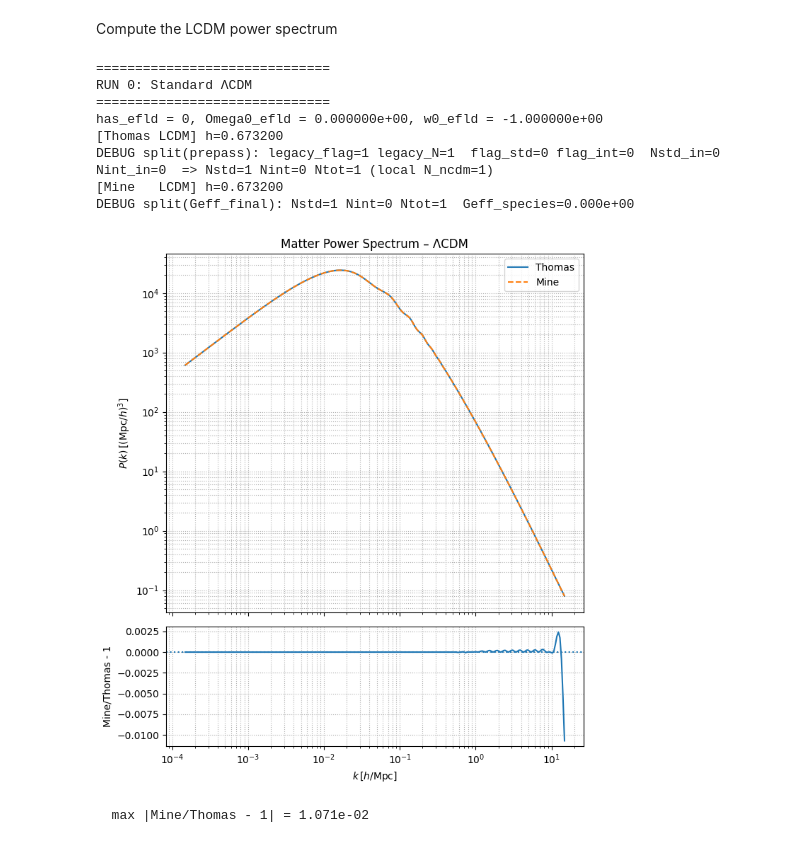
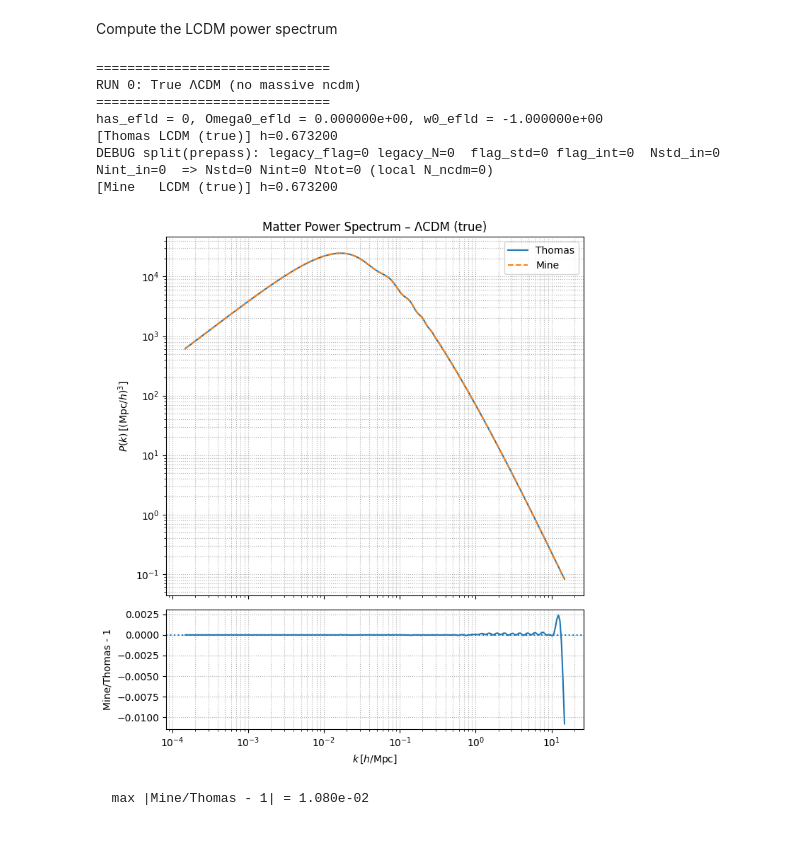
Before and after one commit to MagnusUggerhoej/DRMD-CLASS, a Jupyter notebook: Magnus_files/Compare_me_thomas/lcdm,non-int,int_tests.ipynb, the cells around one changed output. Drawn from its saved outputs; the diff is of its cells as text; code cells hidden in the pictures.

```diff
--- a/Magnus_files/Compare_me_thomas/lcdm,non-int,int_tests.ipynb
+++ b/Magnus_files/Compare_me_thomas/lcdm,non-int,int_tests.ipynb
@@ -37,7 +37,7 @@ from classy_NEDE import Class as ClassMine
 # =============================================================================
 def pk_safe(cosmo, k_1Mpc_arr, z):
     fn = cosmo.pk_lin if hasattr(cosmo, "pk_lin") else cosmo.pk
-    return np.array([fn(k, z) for k in k_1Mpc_arr])
+    return np.array([fn(float(k), float(z)) for k in k_1Mpc_arr])
 
 def run(Cls, params, label):
     c = Cls()
@@ -47,13 +47,17 @@ def run(Cls, params, label):
         d = c.get_current_derived_parameters(["h", "Omega_m", "Omega_r"])
         print(f"[{label}] derived:", d)
     except Exception:
-        print(f"[{label}] h={c.h():.6f}")
+        try:
+            print(f"[{label}] h={c.h():.6f}")
+        except Exception:
+            print(f"[{label}] computed.")
     return c
 
 def cleanup(*cosmos):
     for c in cosmos:
         try:
-            c.struct_cleanup(); c.empty()
+            c.struct_cleanup()
+            c.empty()
         except Exception:
             pass
 
@@ -166,38 +157,58 @@ Base parameters loaded.
 Compute the LCDM power spectrum
 # %%
 # =============================================================================
-# 0) RUN: Standard ΛCDM (no split keys; no interacting interface)
+# 0) RUN: True ΛCDM
 # =============================================================================
 print("\n==============================")
-print("RUN 0: Standard ΛCDM")
+print("RUN 0: True ΛCDM (no massive ncdm)")
 print("==============================")
 
+# Thomas LCDM(true): legacy ok -> explicitly set N_ncdm=0
 pT_lcdm = base_params(L_MAX)
+pT_lcdm.update({"N_ur": 3.046, "N_ncdm": 0})
+for key in ["m_ncdm", "deg_ncdm", "T_ncdm",
+            "N_ncdm_standard", "N_ncdm_interacting",
+            "m_ncdm_standard", "deg_ncdm_standard",
+            "m_ncdm_interacting", "deg_ncdm_interacting",
+            "G_eff_ncdm_interacting", "log10G_eff_ncdm_interacting",
+            "ncdm_fluid_approximation"]:
+    pT_lcdm.pop(key, None)
+
+# Mine LCDM(true): IMPORTANT -> do NOT set ANY ncdm count keys at all
 pM_lcdm = base_params(L_MAX)
+pM_lcdm.update({"N_ur": 3.046})
+for key in [
+    # kill legacy + split counters (must be ABSENT to avoid your split-sum>0 check)
+    "N_ncdm", "N_ncdm_standard", "N_ncdm_interacting",
+    # kill ncdm descriptors/couplings
+    "m_ncdm", "deg_ncdm", "T_ncdm",
+    "m_ncdm_standard", "deg_ncdm_standard",
+    "m_ncdm_interacting", "deg_ncdm_interacting",
+    "G_eff_ncdm_interacting", "log10G_eff_ncdm_interacting",
+    "G_eff_ncdm", "log10_G_eff_ncdm",
+    "ncdm_fluid_approximation",
+]:
+    pM_lcdm.pop(key, None)
 
-cT_lcdm = run(ClassThomas, pT_lcdm, "Thomas LCDM")
-cM_lcdm = run(ClassMine,   pM_lcdm, "Mine   LCDM")
+cT_lcdm = run(ClassThomas, pT_lcdm, "Thomas LCDM (true)")
+cM_lcdm = run(ClassMine,   pM_lcdm, "Mine   LCDM (true)")
 
 h_ref = float(cT_lcdm.h())
-k_phys = K_1MPC
 k_hMpc = K_1MPC / h_ref
 
-PkT_lcdm = pk_safe(cT_lcdm, k_phys, Z_PK) * h_ref**3
-PkM_lcdm = pk_safe(cM_lcdm, k_phys, Z_PK) * h_ref**3
+PkT_lcdm = pk_safe(cT_lcdm, K_1MPC, Z_PK) * h_ref**3
+PkM_lcdm = pk_safe(cM_lcdm, K_1MPC, Z_PK) * h_ref**3
 
-plot_two_panel(k_hMpc, PkT_lcdm, PkM_lcdm, "Matter Power Spectrum – ΛCDM")
-
-cleanup(cT_lcdm, cM_lcdm)
+plot_two_panel(k_hMpc, PkT_lcdm, PkM_lcdm, "Matter Power Spectrum – ΛCDM (true)")
 # %% [output]
 ==============================
-RUN 0: Standard ΛCDM
+RUN 0: True ΛCDM (no massive ncdm)
 ==============================
 has_efld = 0, Omega0_efld = 0.000000e+00, w0_efld = -1.000000e+00
-[Thomas LCDM] h=0.673200
-DEBUG split(prepass): legacy_flag=1 legacy_N=1  flag_std=0 flag_int=0  Nstd_in=0 Nint_in=0  => Nstd=1 Nint=0 Ntot=1 (local N_ncdm=1)
-[Mine   LCDM] h=0.673200
-DEBUG split(Geff_final): Nstd=1 Nint=0 Ntot=1  Geff_species=0.000e+00
+[Thomas LCDM (true)] h=0.673200
+DEBUG split(prepass): legacy_flag=0 legacy_N=0  flag_std=0 flag_int=0  Nstd_in=0 Nint_in=0  => Nstd=0 Nint=0 Ntot=0 (local N_ncdm=0)
+[Mine   LCDM (true)] h=0.673200
-[figure, old version]
+[figure, new version]
-  max |Mine/Thomas - 1| = 1.071e-02
+  max |Mine/Thomas - 1| = 1.080e-02
 # %%
 # =============================================================================
```
Also changed, not shown: parts of 6 cells of this notebook, 10 other files.
